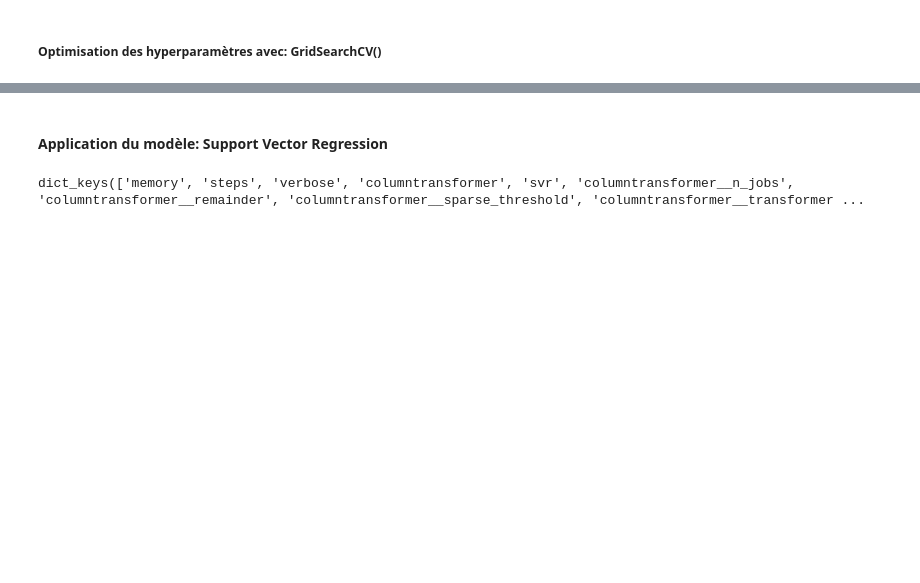
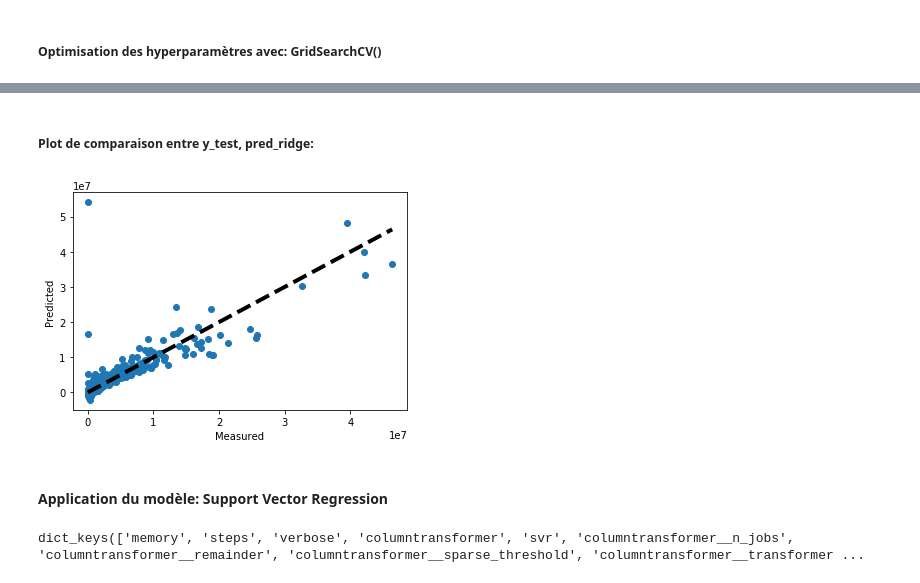
Before and after one commit to dani2188/OCR_P3, a Jupyter notebook: consoBat_model_conso.ipynb, the cells around one changed output, grey strips where cells are left out. Cells and saved outputs as stored; diff of their text form; code cells hidden in the pictures; blank space fills up the shorter version.

```diff
--- a/consoBat_model_conso.ipynb
+++ b/consoBat_model_conso.ipynb
@@ -275,4 +417,4 @@ from sklearn.linear_model import Ridge
 ridge= Ridge()
 # %%
 # On crée le modèle à l'aide de pipeline
-pipe= make_pipeline(column_trans,ridge)
+pipe_ridge= make_pipeline(column_trans,ridge)
@@ -291,11 +428,12 @@ cross_val_score(pipe,X_train,y_train,cv=5).mean()
 ##### Optimisation des hyperparamètres avec: GridSearchCV()
 # %%
 # Définition des paramètres:
-parameter= {'ridge__alpha': [0.001, 0.01, 0.1, 1]}
+#le paramètre alpha permet de corriger l'overfitting
+parameter= {'ridge__alpha': [5,10,15]}
 #Grille de recherche:
-grid= GridSearchCV(pipe ,parameter, cv=5)
+grid_ridge= GridSearchCV(pipe_ridge ,parameter, cv=5,scoring='r2')
 # %%
-grid.fit(X_train,y_train)
+grid_ridge.fit(X_train,y_train)
 # %% [output]
 GridSearchCV(cv=5, error_score=nan,
              estimator=Pipeline(memory=None,
@@ -355,0 +461,4 @@ def compute_scores(y_test, prediction):
+# %%
+model_ridge= grid_ridge.best_estimator_
+pred_ridge= model_ridge.predict(X_test)
+r2_score(y_test, pred_ridge)
@@ -370,3 +481,14 @@ R² : 0.976
+# %% [markdown]
+##### Plot de comparaison entre y_test, pred_ridge:
+# %%
+fig, ax = plt.subplots()
+ax.scatter(y_test, pred_ridge)
+ax.plot([y_test.min(), y_test.max()], [y_test.min(), y_test.max()], 'k--', lw=4)
+ax.set_xlabel('Measured')
+ax.set_ylabel('Predicted')
+plt.show()
+# %% [output]
+[figure, added]
 # %% [markdown]
 #### Application du modèle: Support Vector Regression
 # %%
```
Also changed, not shown: parts of 116 cells of this notebook, 2 other files.
